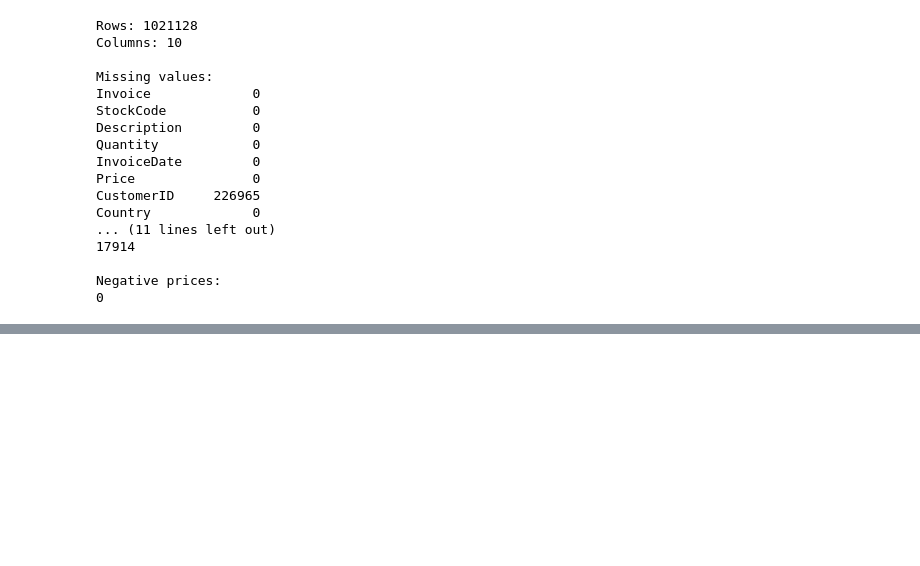
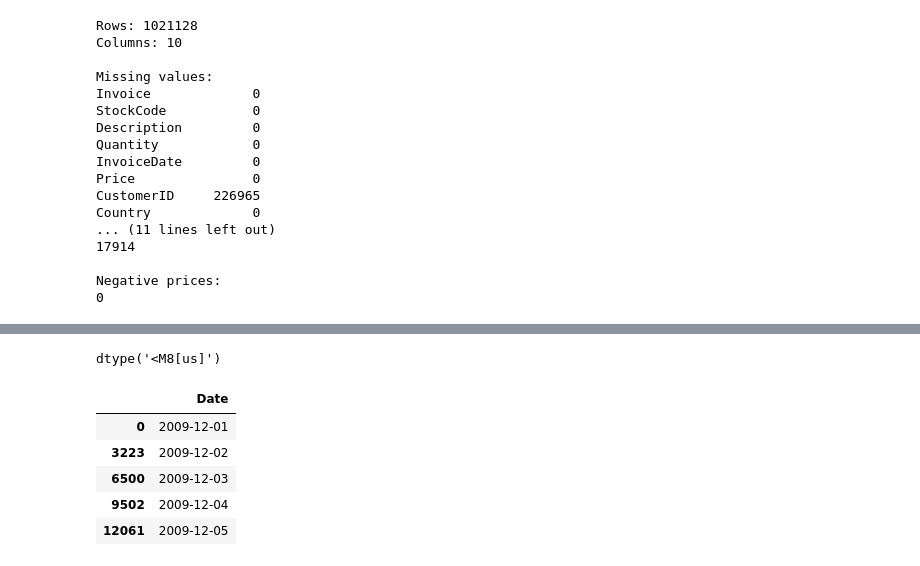
Before and after one commit to aryann003/retail-analytics-pipeline, a Jupyter notebook: notebooks/02_cleaning.ipynb, the cells around one changed output, grey strips where cells are left out. Cells and saved outputs as stored; diff of their text form; code cells hidden in the pictures; blank space fills up the shorter version.

```diff
--- a/notebooks/02_cleaning.ipynb
+++ b/notebooks/02_cleaning.ipynb
@@ -712,0 +795,24 @@ analysis_df.to_csv(
+# %%
+analysis_df["InvoiceDate"].dtype
+# %% [output]
+dtype('<M8[us]')
+# %%
+date_series = (
+    analysis_df["InvoiceDate"]
+    .dt.normalize()
+    .drop_duplicates()
+    .sort_values()
+)
+# %%
+dim_date = pd.DataFrame({
+    "Date": date_series
+})
+# %%
+dim_date.head()
+# %% [output]
+|  | Date |
+| 0 | 2009-12-01 |
+| 3223 | 2009-12-02 |
+| 6500 | 2009-12-03 |
+| 9502 | 2009-12-04 |
+| 12061 | 2009-12-05 |
```
Also changed, not shown: parts of 47 cells of this notebook, 5 other files.
